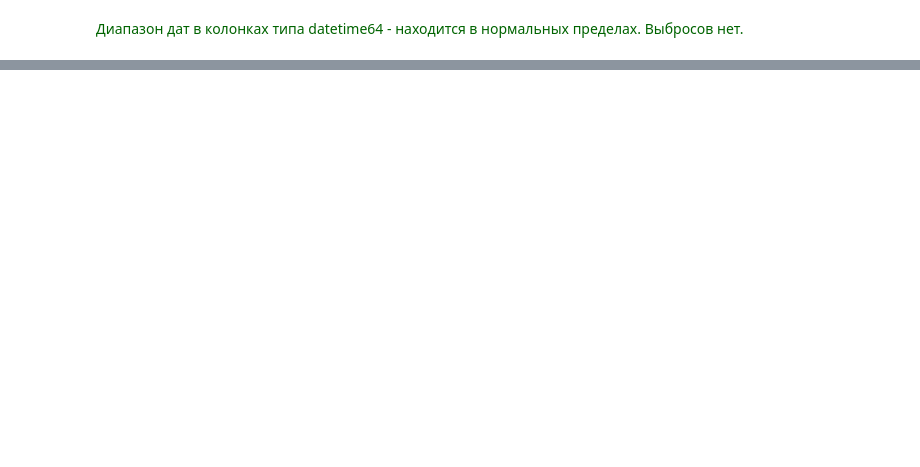
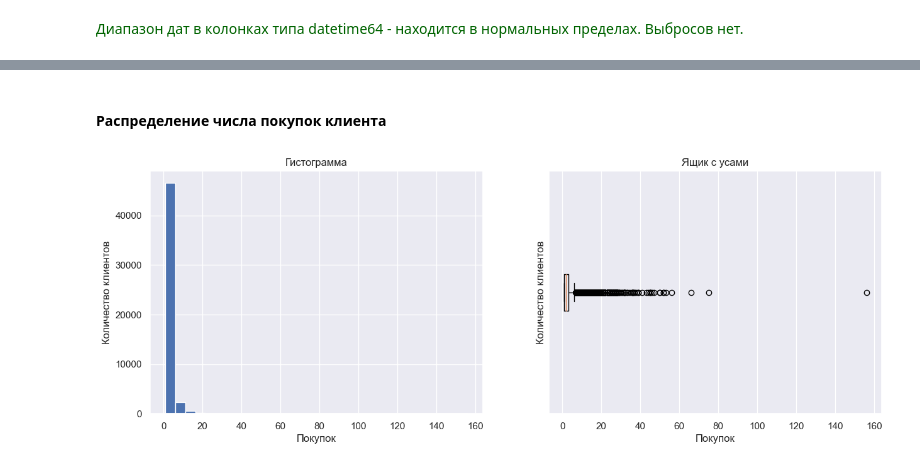
Before and after one commit to andrew-tvorogov/practicum_masterskaya_2, a Jupyter notebook: practicum_apparel.ipynb, the cells around one changed output, grey strips where cells are left out. Saved outputs shown, nothing was run; the diff lists cells and outputs as text; code cells hidden in the pictures; blank space fills up the shorter version.

```diff
--- a/practicum_apparel.ipynb
+++ b/practicum_apparel.ipynb
@@ -497,0 +662,6 @@ dataset_tm_info(apparel_messages)
+# %% [markdown]
+#### Распределение числа покупок клиента
+# %%
+show_numeric_bplt_hist(apparel_client, 'purchase_count', 'Покупок', 'Количество клиентов', 30)
+# %% [output]
+[figure, added]
```
Also changed, not shown: parts of 84 cells of this notebook.
